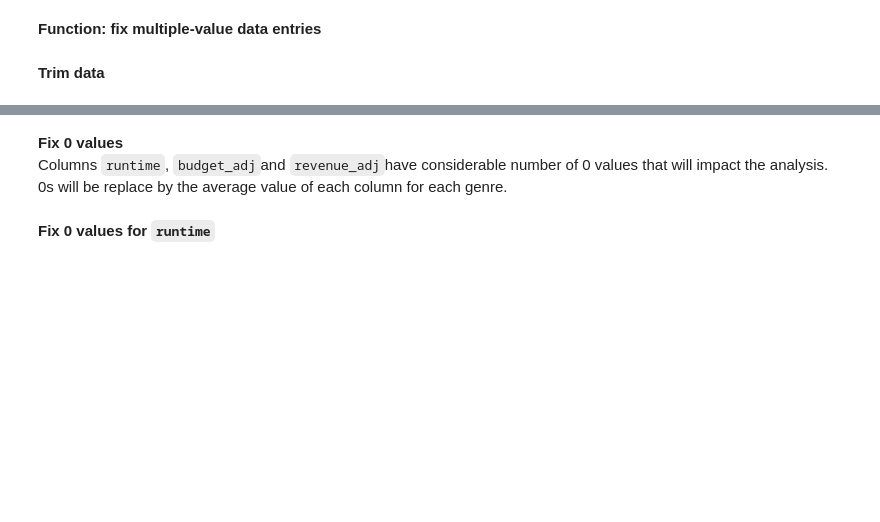
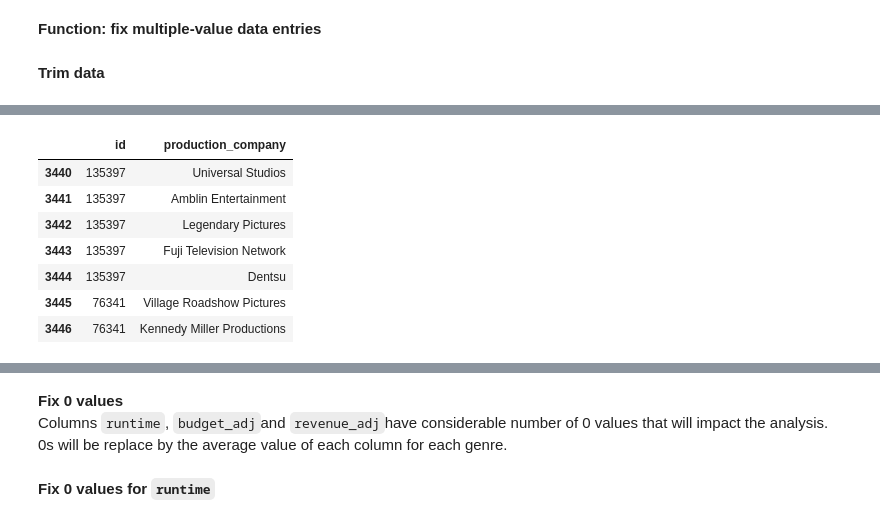
Before and after one commit to aZade-Dehghanpour/investigate_imdb_dataset, a Jupyter notebook: Codes/Notebook/Analysis of Imdb Movie Data.ipynb, the cells around one changed output, grey strips where cells are left out. Cells and saved outputs as stored; diff of their text form; code cells hidden in the pictures; blank space fills up the shorter version.

```diff
--- a/Codes/Notebook/Analysis of Imdb Movie Data.ipynb
+++ b/Codes/Notebook/Analysis of Imdb Movie Data.ipynb
@@ -370,2 +382,13 @@ df_production_companies.head(2)
+# %%
+df_production_companies[(df_production_companies.id==135397) | (df_production_companies.id==76341)]
+# %% [output]
+|  | id | production_company |
+| 3440 | 135397 | Universal Studios |
+| 3441 | 135397 | Amblin Entertainment |
+| 3442 | 135397 | Legendary Pictures |
+| 3443 | 135397 | Fuji Television Network |
+| 3444 | 135397 | Dentsu |
+| 3445 | 76341 | Village Roadshow Pictures |
+| 3446 | 76341 | Kennedy Miller Productions |
 # %% [markdown]
 <a id = 'after_cleaning'></a>
```
Also changed, not shown: parts of 15 cells of this notebook, 2 other files.
